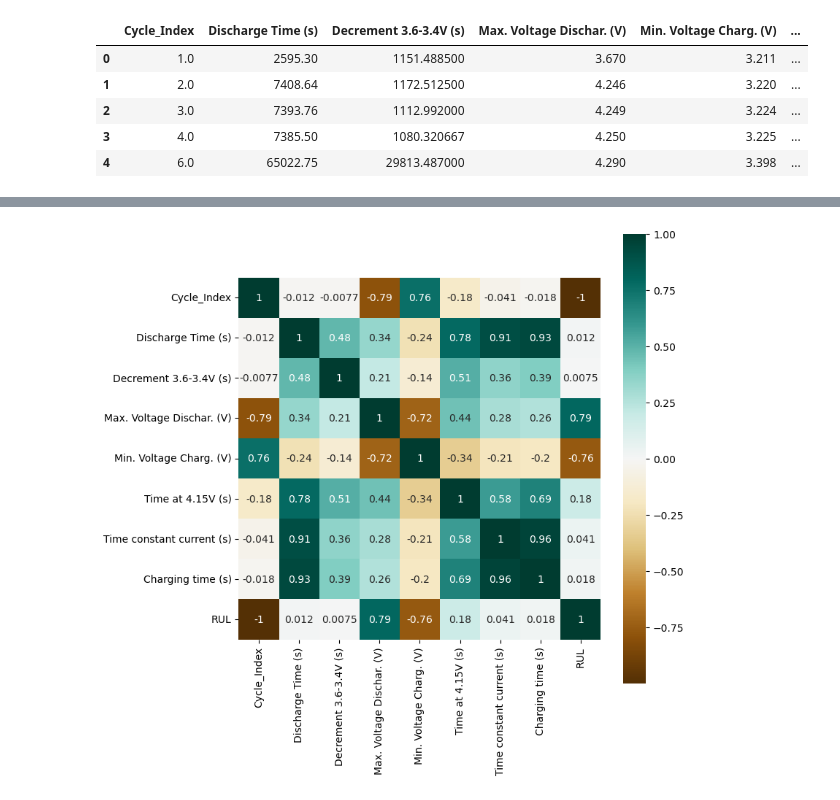
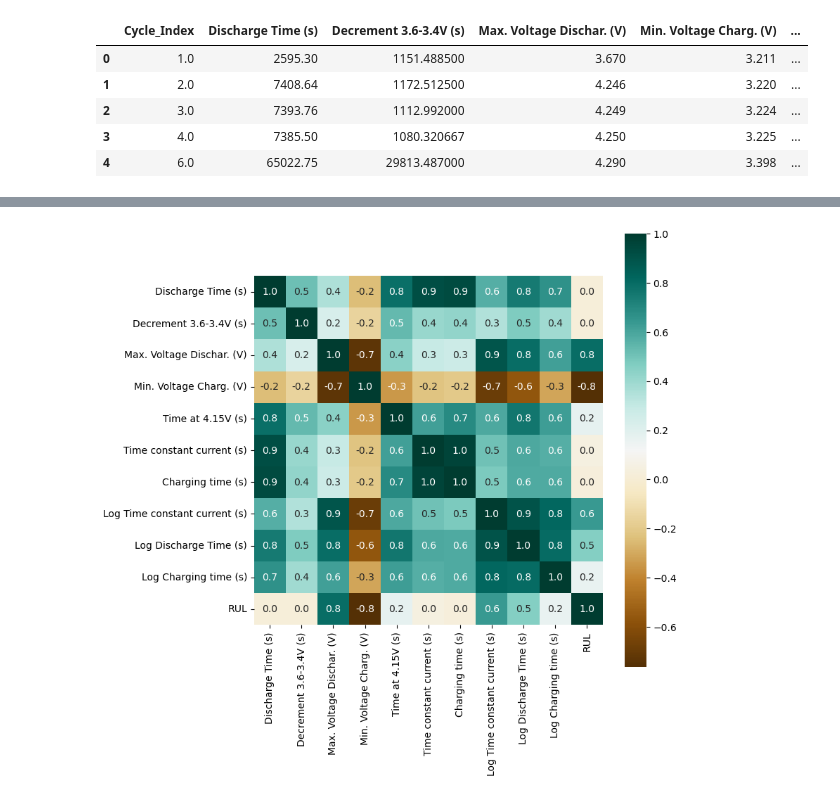
Before and after one commit to torsjonas/battery_remaining_useful_life_prediction, a Jupyter notebook: battery-remaining-useful-life-rul.ipynb, the cells around one changed output, grey strips where cells are left out. Cells and saved outputs as stored; diff of their text form; code cells hidden in the pictures.

```diff
--- a/battery-remaining-useful-life-rul.ipynb
+++ b/battery-remaining-useful-life-rul.ipynb
@@ -38,0 +71,5 @@ test = df[df['device_id'].isin(test_devices)]
+# %%
+# Lets take a look at the training data. We leave the test data untouched.
+train, test = split_by_device(df, num_test_devices=3)
+# %%
+label = 'RUL'
@@ -39,10 +168,38 @@ test = df[df['device_id'].isin(test_devices)]
+# %%
+def preprocess(data):
+    cols = [col for col in data.columns if col != label]
+    data_copy = data[cols].copy()
+    data_copy['Log Time constant current (s)'] = np.log2(data_copy['Time constant current (s)'])
+    data_copy['Log Discharge Time (s)'] = np.log2(data_copy['Discharge Time (s)'])
+    data_copy['Log Charging time (s)'] = np.log2(data_copy['Charging time (s)'])
+
+    # adjust label to be last column
+    data_copy[label] = data[label].copy()
+    return data_copy
+
+train = preprocess(data=train)
+test = preprocess(data=test)
+# %%
+drop_cols = ["Cycle_Index", "split", "device_id"]
+train = train.drop(drop_cols, axis=1)
+test = test.drop(drop_cols, axis=1)
 # %%
-# Check variable correlations
-# 1. Look for features that appear predictive (are correlated to) the target variable -> Good candidates for training a model
-# 2. Look for features that are highly correlated -> should remove highly correlated features to avoid tripping models that expect independent features
-corr_df = train.drop(['device_id', 'split'], axis=1)
-sns.heatmap(data=corr_df.corr(method='pearson'), cmap='BrBG',
-            annot=True, square=True)
+# When plotting correlations we check for features that are correlated to the target
+# variable -> Good candidates for training a model
+# as well as features that are highly correlated -> should remove highly correlated
+# features to avoid tripping models that expect independent features
+
+# 'Max. Voltage Dischar. (V)' and 'Min. Voltage Charg. (V)' has a pretty strong correlation
+# (positive and negative) with the target variable so these look useful.
+
+# We can see that the log transformed features
+# - Log Time constant current (s)'
+# - Log Discharge Time (s)
+# - Log Charging time (s)
+# are more correlated with the target than its original feature, perhaps they are easier to use for models
+# that are sensitive to outliers
+sns.heatmap(data=train.corr(method='pearson'), cmap='BrBG',
+            annot=True, square=True, fmt='.1f')
 plt.gcf().set_size_inches(w=8, h=8)
 # %% [output]
-[figure, old version]
+[figure, new version]
```
Also changed, not shown: parts of 34 cells of this notebook.
